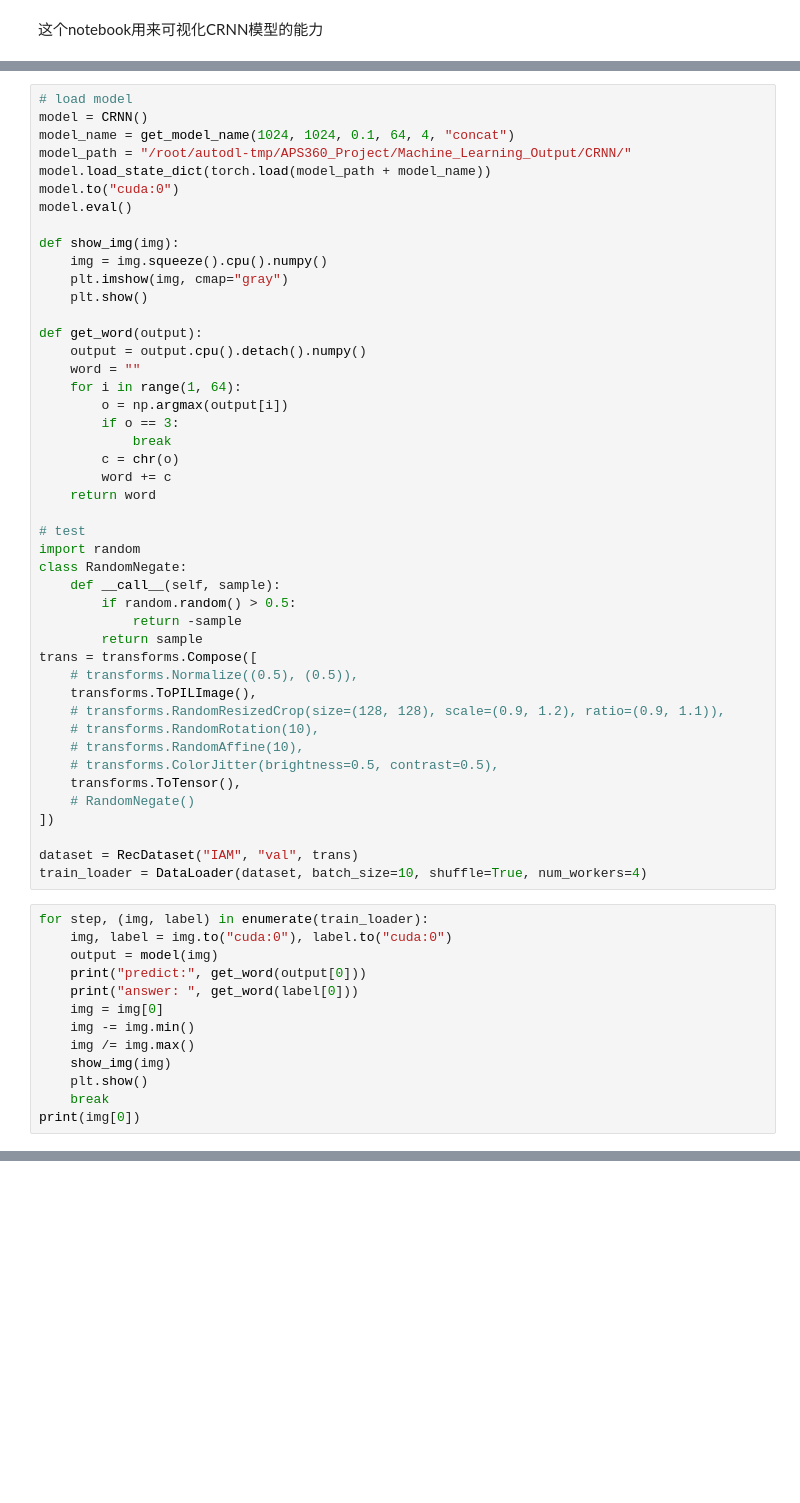
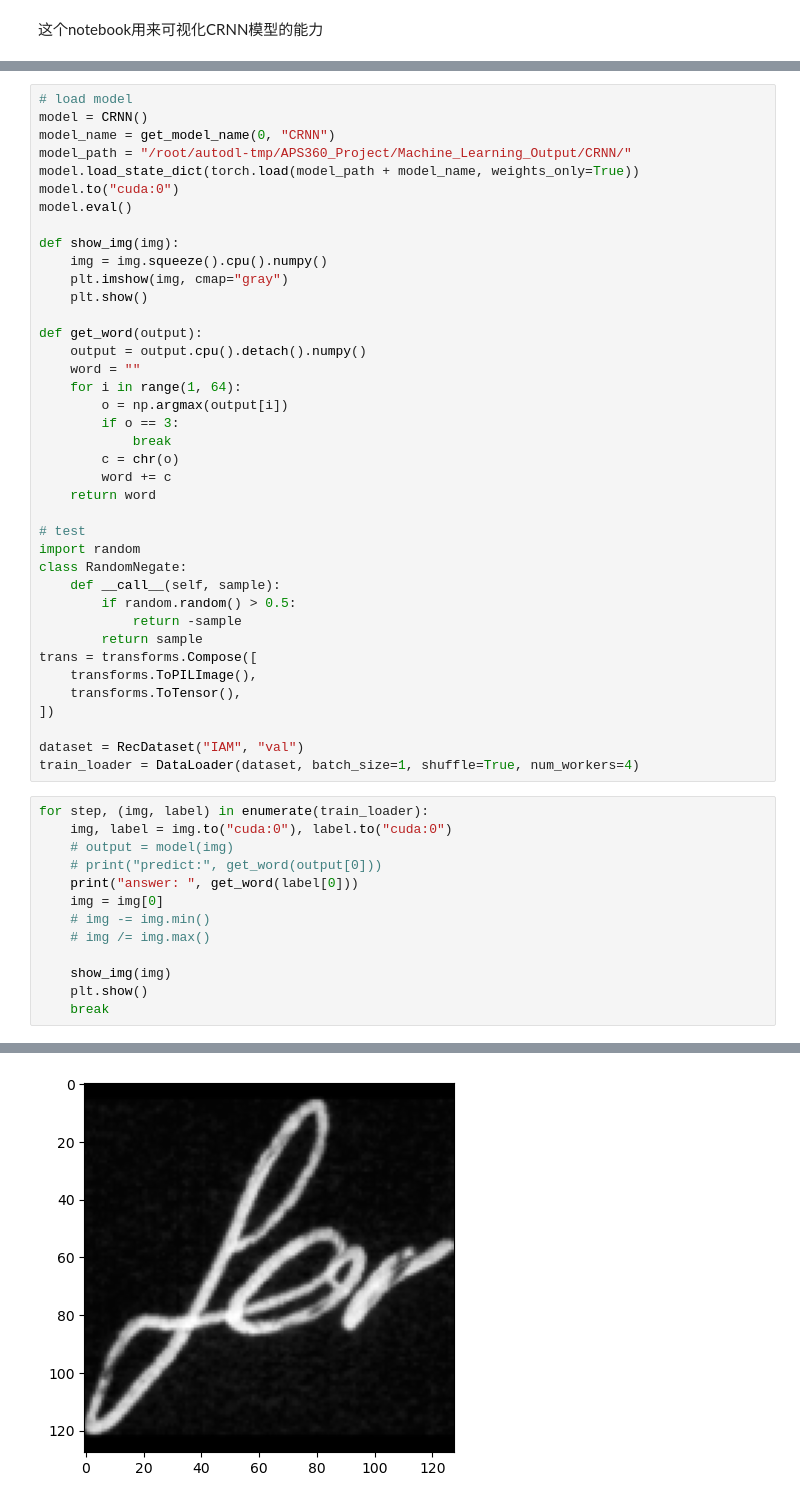
Before and after one commit to Ken-2511/HandwritingRecognition, a Jupyter notebook: Train/CRNN_visualization.ipynb, the cells around one changed output, grey strips where cells are left out. Cells and saved outputs as stored; diff of their text form; blank space fills up the shorter version.

```diff
--- a/Train/CRNN_visualization.ipynb
+++ b/Train/CRNN_visualization.ipynb
@@ -97,9 +105,9 @@ class CRNN(nn.Module):
 # %%
 # load model
 model = CRNN()
-model_name = get_model_name(1024, 1024, 0.1, 64, 4, "concat")
+model_name = get_model_name(0, "CRNN")
 model_path = "/root/autodl-tmp/APS360_Project/Machine_Learning_Output/CRNN/"
-model.load_state_dict(torch.load(model_path + model_name))
+model.load_state_dict(torch.load(model_path + model_name, weights_only=True))
 model.to("cuda:0")
 model.eval()
 
@@ -127,28 +135,23 @@ class RandomNegate:
             return -sample
         return sample
 trans = transforms.Compose([
-    # transforms.Normalize((0.5), (0.5)),
     transforms.ToPILImage(),
-    # transforms.RandomResizedCrop(size=(128, 128), scale=(0.9, 1.2), ratio=(0.9, 1.1)),
-    # transforms.RandomRotation(10),
-    # transforms.RandomAffine(10),
-    # transforms.ColorJitter(brightness=0.5, contrast=0.5),
     transforms.ToTensor(),
-    # RandomNegate()
 ])
 
-dataset = RecDataset("IAM", "val", trans)
-train_loader = DataLoader(dataset, batch_size=10, shuffle=True, num_workers=4)
+dataset = RecDataset("IAM", "val")
+train_loader = DataLoader(dataset, batch_size=1, shuffle=True, num_workers=4)
 # %%
 for step, (img, label) in enumerate(train_loader):
     img, label = img.to("cuda:0"), label.to("cuda:0")
-    output = model(img)
-    print("predict:", get_word(output[0]))
+    # output = model(img)
+    # print("predict:", get_word(output[0]))
     print("answer: ", get_word(label[0]))
     img = img[0]
-    img -= img.min()
-    img /= img.max()
+    # img -= img.min()
+    # img /= img.max()
+
     show_img(img)
     plt.show()
     break
-print(img[0])
+# %% [output]
@@ -154,0 +168 @@ print(img[0])
+[figure, added]
```
Also changed, not shown: parts of 4 cells of this notebook, 2 other files.
